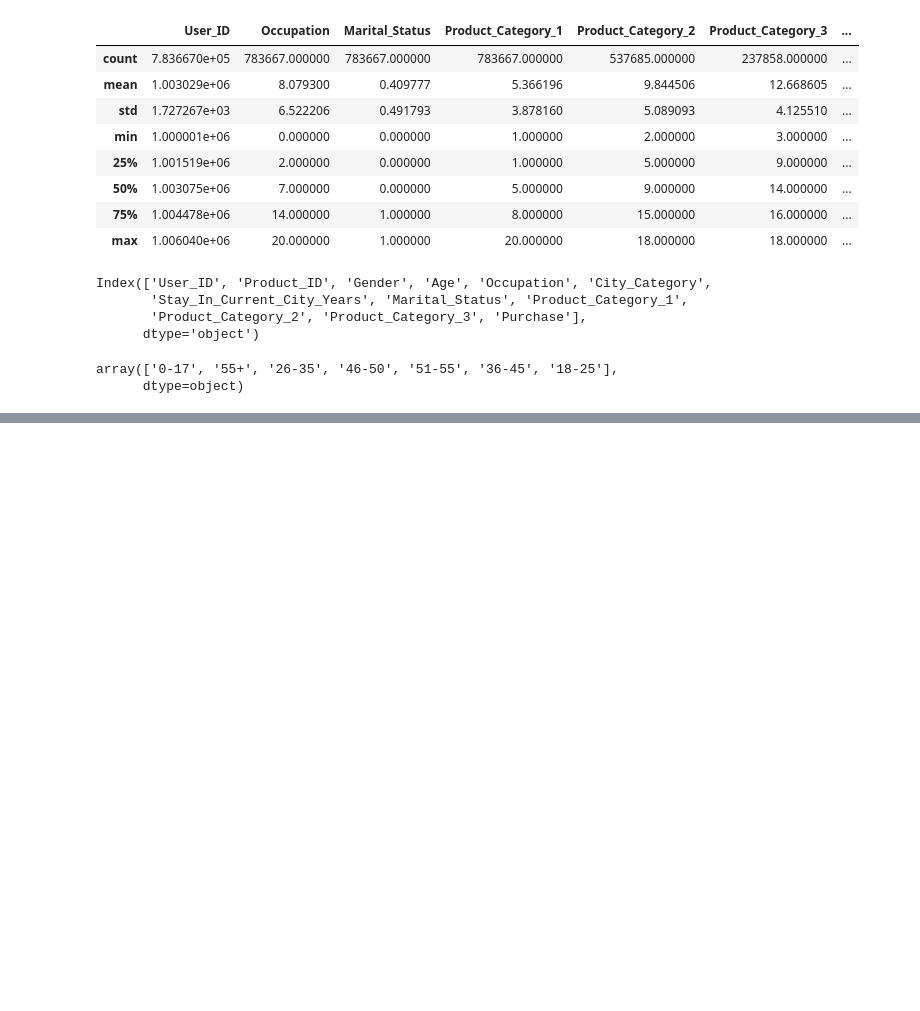
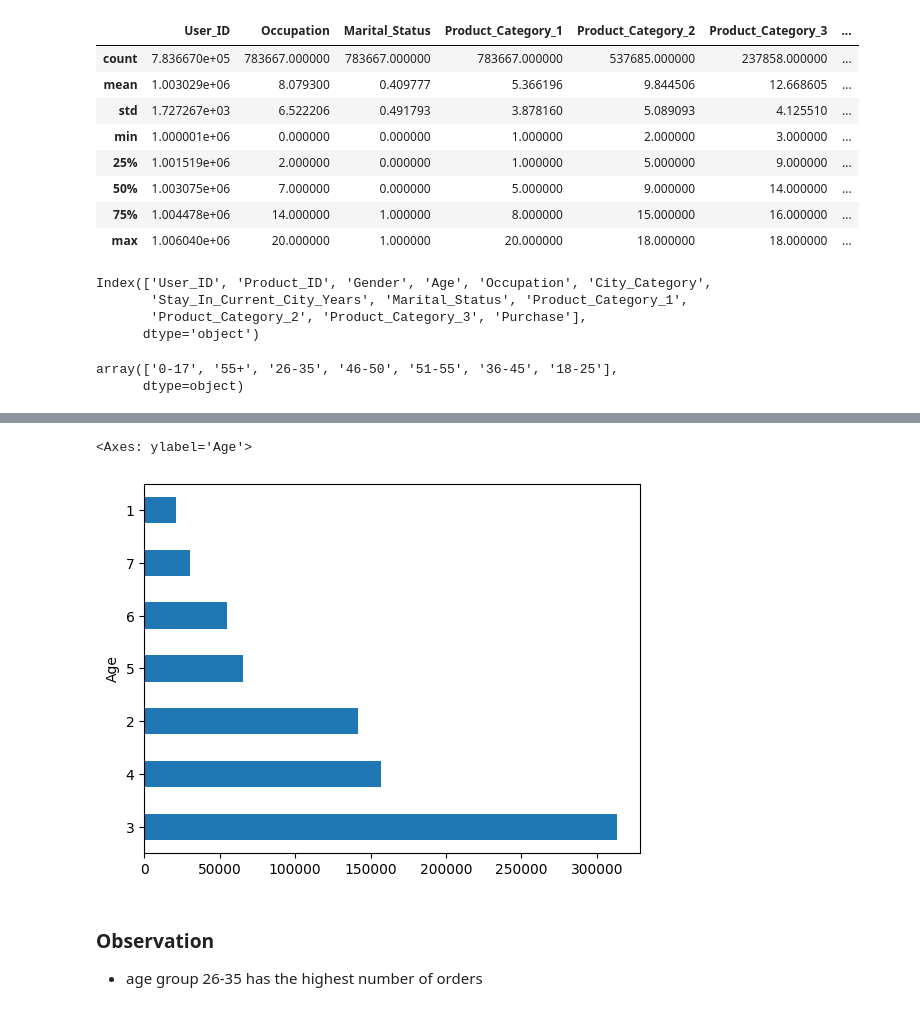
Before and after one commit to Bhavik2209/EDA, a Jupyter notebook: EDA_projects/black_friday/black.ipynb, the cells around one changed output, grey strips where cells are left out. Drawn from its saved outputs; the diff is of its cells as text; code cells hidden in the pictures; blank space fills up the shorter version.

```diff
--- a/EDA_projects/black_friday/black.ipynb
+++ b/EDA_projects/black_friday/black.ipynb
@@ -87,3 +87,5 @@ df['Age'].unique()
 # %% [output]
 array(['0-17', '55+', '26-35', '46-50', '51-55', '36-45', '18-25'],
       dtype=object)
+# %%
+df['Age'] = df['Age'].map({'0-17':1,'18-25':2,'26-35':3,'36-45':4,'46-50':5,'51-55':6,'55+':7})
@@ -89,0 +101,8 @@ array(['0-17', '55+', '26-35', '46-50', '51-55', '36-45', '18-25'],
+# %%
+df['Age'].value_counts().plot(kind='barh')
+# %% [output]
+<Axes: ylabel='Age'>
+[figure, added]
+# %% [markdown]
+### Observation
+- age group 26-35 has the highest number of orders
```
Also changed, not shown: parts of 28 cells of this notebook, 2 other files.
